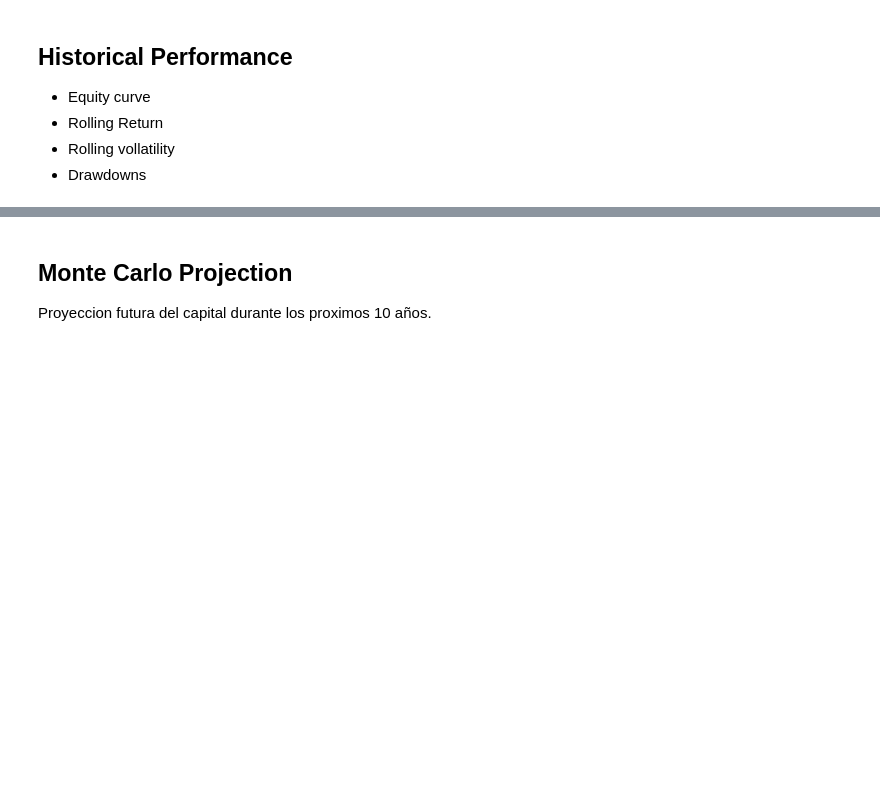
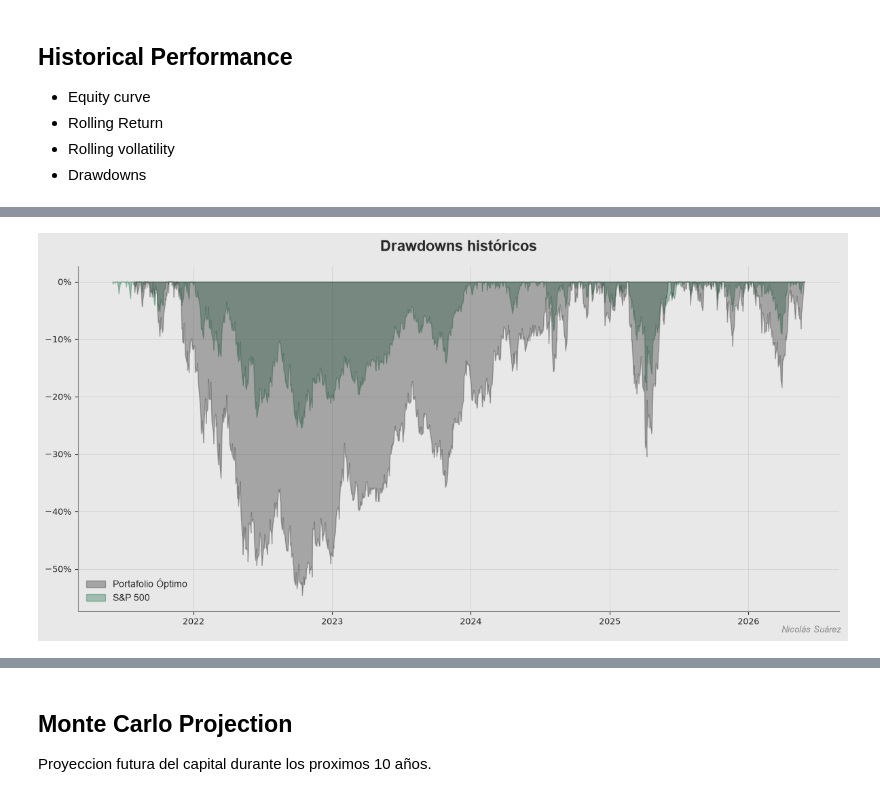
Before and after one commit to Nicosuarezso/portfolio-optimization, a Jupyter notebook: notebooks/04_risk_analysis.ipynb, the cells around one changed output, grey strips where cells are left out. Saved outputs shown, nothing was run; the diff lists cells and outputs as text; code cells hidden in the pictures; blank space fills up the shorter version.

```diff
--- a/notebooks/04_risk_analysis.ipynb
+++ b/notebooks/04_risk_analysis.ipynb
@@ -637,0 +881,17 @@ El portafolio propuesto logra un crecimiento anual compuesto superior al del S&P
+# %%
+
+portfolio_peak = portfolio_equity.cummax()
+
+portfolio_drawdown = (
+    portfolio_equity
+    - portfolio_peak
+) / portfolio_peak
+
+benchmark_peak = benchmark_equity.cummax()
+
+benchmark_drawdown = (
+    benchmark_equity
+    - benchmark_peak
+) / benchmark_peak
+# %%
+benchmark_drawdown = benchmark_drawdown.squeeze()
@@ -637,0 +911,66 @@ El portafolio propuesto logra un crecimiento anual compuesto superior al del S&P
+# %%
+fig, ax = plt.subplots(figsize=(12, 6))
+fig.patch.set_facecolor(BG)
+ax.set_facecolor(BG)
+
+ax.fill_between(
+    portfolio_drawdown.index,
+    portfolio_drawdown,
+    0,
+    color=TEXT,
+    alpha=0.35,
+    label="Portafolio Óptimo",
+    zorder=3
+)
+ax.fill_between(
+    benchmark_drawdown.index,
+    benchmark_drawdown,
+    0,
+    color=ACCENT,
+    alpha=0.35,
+    label="S&P 500",
+    zorder=2
+)
+
+ax.set_title(
+    "Drawdowns históricos",
+    fontsize=16,
+    fontweight="bold",
+    fontfamily="Arial",
+    color=TEXT,
+    pad=16
+)
+
+ax.yaxis.set_major_formatter(mticker.PercentFormatter(1))
+
+ax.grid(alpha=0.25, color=GREY, linewidth=0.6)
+for spine in ["top", "right"]:
+    ax.spines[spine].set_visible(False)
+for spine in ["left", "bottom"]:
+    ax.spines[spine].set_color(GREY)
+
+ax.tick_params(colors=TEXT, labelsize=9)
+
+legend = ax.legend(
+    frameon=False,
+    fontsize=10,
+    loc="lower left",
+    prop={"family": "Arial"}
+)
+for text in legend.get_texts():
+    text.set_color(TEXT)
+
+fig.text(
+    0.99, 0.01,
+    "Nicolás Suárez",
+    fontsize=9,
+    color=GREY,
+    ha="right",
+    style="italic",
+    fontfamily="Arial"
+)
+
+plt.tight_layout()
+plt.show()
+# %% [output]
+[figure, added]
```
Also changed, not shown: parts of 16 cells of this notebook.
